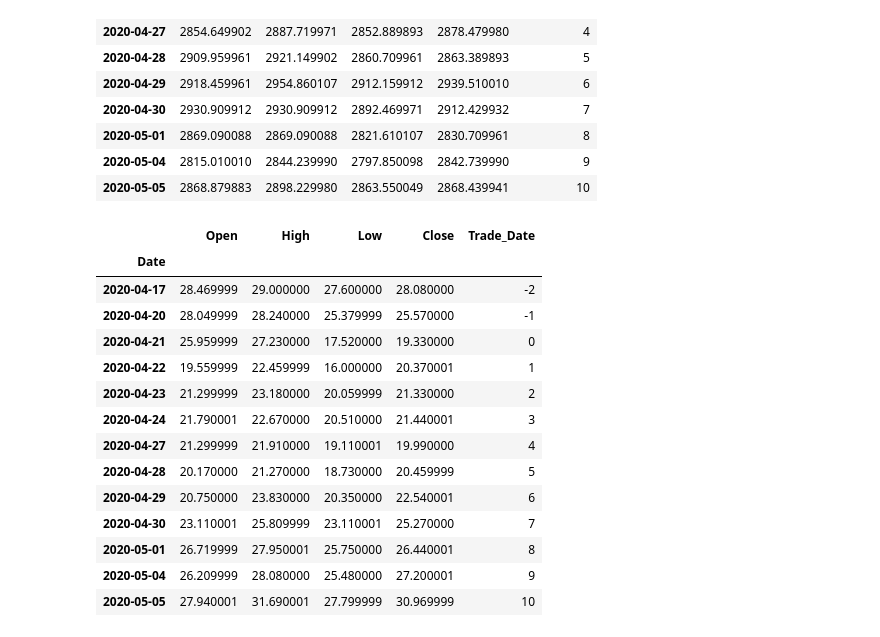
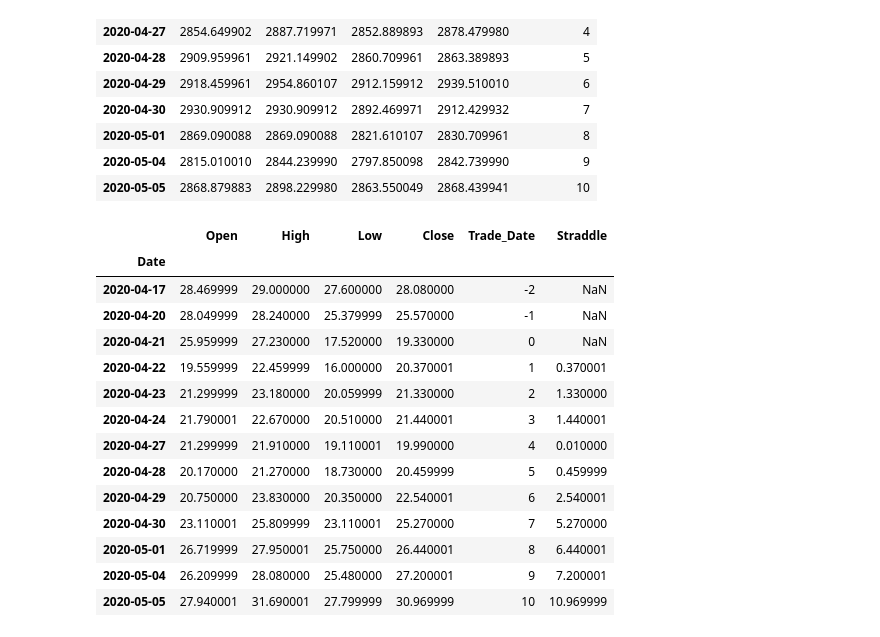
Before and after one commit to always-keep-trying/options_trading, a Jupyter notebook: src/Trading_Oil_Volatility.ipynb, the cells around one changed output. Cells and saved outputs as stored; diff of their text form; code cells hidden in the pictures.

```diff
--- a/code/Trading_Oil_Volatility.ipynb
+++ b/src/Trading_Oil_Volatility.ipynb
@@ -307,6 +307,10 @@ In this example, the following is the process I would execute and enter the trad
 
 
 - Calculate the theoretical PnL , review the quantity etc (**TBD, IN PROGRESS**)
+# %%
+brent_ATM_strike = 20
+spx_ATM_strike = 2800
+trade_date = datetime.date(2020,4,21)
 # %% [markdown]
 #### Spot data
 # %%
@@ -359,23 +364,24 @@ Time Series data from 1927-12-30 to 2025-06-20. Total of 24483 observation
 | 2020-05-04 | 2815.010010 | 2844.239990 | 2797.850098 | 2842.739990 | 9 |
 | 2020-05-05 | 2868.879883 | 2898.229980 | 2863.550049 | 2868.439941 | 10 |
 # %%
-brent_prices = brent_prices.loc[brent_prices.index >= datetime.date(2020,4,17),:].head(13).copy()
-brent_prices = brent_prices.drop(columns=['Volume','Dividends','Stock Splits'])
-brent_prices.loc[:,'Trade_Date']=example.loc[:,'Trade_Date']
+
+brent_prices.loc[:,'Straddle'] = np.nan
+brent_prices.loc[brent_prices.index>trade_date,'Straddle'] = abs(brent_prices.loc[brent_prices.index>trade_date,'Close']-brent_ATM_strike)
+
 brent_prices
 # %% [output]
-|  | Open | High | Low | Close | Trade_Date |
-| Date |  |  |  |  |  |
-| 2020-04-17 | 28.469999 | 29.000000 | 27.600000 | 28.080000 | -2 |
-| 2020-04-20 | 28.049999 | 28.240000 | 25.379999 | 25.570000 | -1 |
-| 2020-04-21 | 25.959999 | 27.230000 | 17.520000 | 19.330000 | 0 |
-| 2020-04-22 | 19.559999 | 22.459999 | 16.000000 | 20.370001 | 1 |
-| 2020-04-23 | 21.299999 | 23.180000 | 20.059999 | 21.330000 | 2 |
-| 2020-04-24 | 21.790001 | 22.670000 | 20.510000 | 21.440001 | 3 |
-| 2020-04-27 | 21.299999 | 21.910000 | 19.110001 | 19.990000 | 4 |
-| 2020-04-28 | 20.170000 | 21.270000 | 18.730000 | 20.459999 | 5 |
-| 2020-04-29 | 20.750000 | 23.830000 | 20.350000 | 22.540001 | 6 |
-| 2020-04-30 | 23.110001 | 25.809999 | 23.110001 | 25.270000 | 7 |
-| 2020-05-01 | 26.719999 | 27.950001 | 25.750000 | 26.440001 | 8 |
-| 2020-05-04 | 26.209999 | 28.080000 | 25.480000 | 27.200001 | 9 |
-| 2020-05-05 | 27.940001 | 31.690001 | 27.799999 | 30.969999 | 10 |
+|  | Open | High | Low | Close | Trade_Date | Straddle |
+| Date |  |  |  |  |  |  |
+| 2020-04-17 | 28.469999 | 29.000000 | 27.600000 | 28.080000 | -2 | NaN |
+| 2020-04-20 | 28.049999 | 28.240000 | 25.379999 | 25.570000 | -1 | NaN |
+| 2020-04-21 | 25.959999 | 27.230000 | 17.520000 | 19.330000 | 0 | NaN |
+| 2020-04-22 | 19.559999 | 22.459999 | 16.000000 | 20.370001 | 1 | 0.370001 |
+| 2020-04-23 | 21.299999 | 23.180000 | 20.059999 | 21.330000 | 2 | 1.330000 |
+| 2020-04-24 | 21.790001 | 22.670000 | 20.510000 | 21.440001 | 3 | 1.440001 |
+| 2020-04-27 | 21.299999 | 21.910000 | 19.110001 | 19.990000 | 4 | 0.010000 |
+| 2020-04-28 | 20.170000 | 21.270000 | 18.730000 | 20.459999 | 5 | 0.459999 |
+| 2020-04-29 | 20.750000 | 23.830000 | 20.350000 | 22.540001 | 6 | 2.540001 |
+| 2020-04-30 | 23.110001 | 25.809999 | 23.110001 | 25.270000 | 7 | 5.270000 |
+| 2020-05-01 | 26.719999 | 27.950001 | 25.750000 | 26.440001 | 8 | 6.440001 |
+| 2020-05-04 | 26.209999 | 28.080000 | 25.480000 | 27.200001 | 9 | 7.200001 |
+| 2020-05-05 | 27.940001 | 31.690001 | 27.799999 | 30.969999 | 10 | 10.969999 |
```
Also changed, not shown: parts of 4 cells of this notebook, 11 other files.
